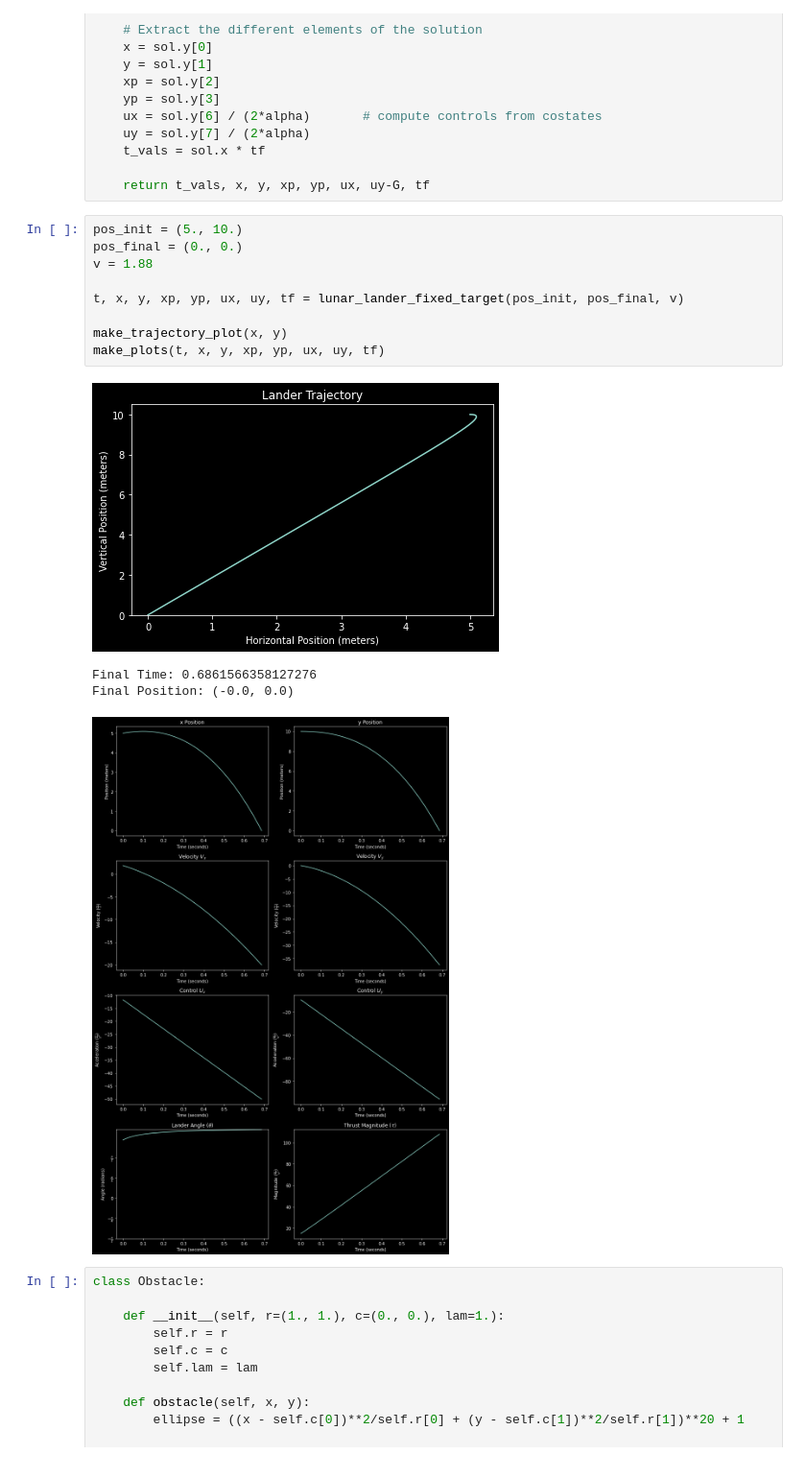
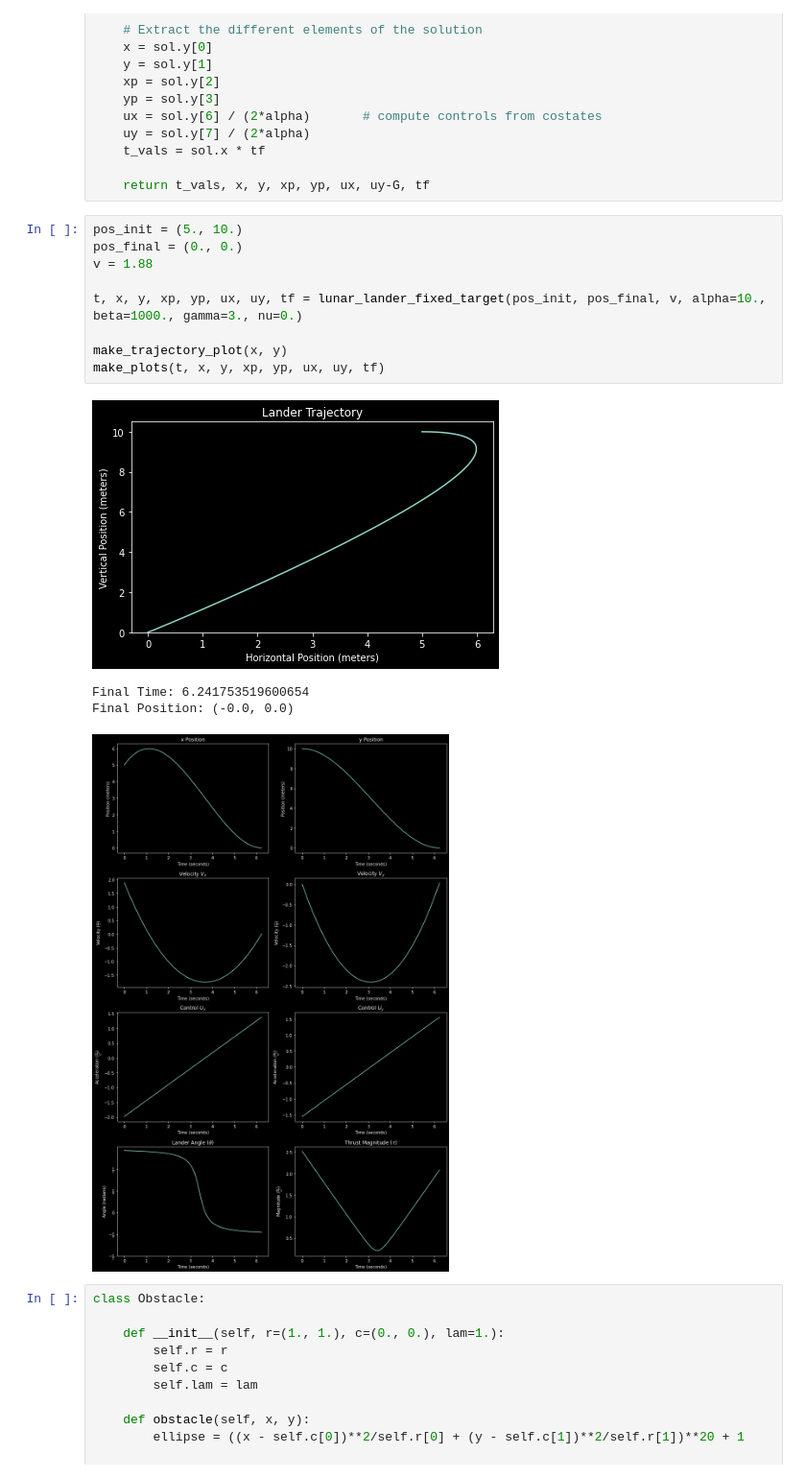
Before and after one commit to jpatrickb/moonlander_optimal_control, a Jupyter notebook: landing_zones.ipynb, the cells around one changed output. Shown: that part at 96% size. Drawn from its saved outputs; the diff is of its cells as text.

```diff
--- a/landing_zones.ipynb
+++ b/landing_zones.ipynb
@@ -106,17 +106,17 @@ def lunar_lander_fixed_target(pos_init, pos_final, v_init, tf_guess=20, y0_guess
 # %%
 pos_init = (5., 10.)
 pos_final = (0., 0.)
 v = 1.88
 
-t, x, y, xp, yp, ux, uy, tf = lunar_lander_fixed_target(pos_init, pos_final, v)
+t, x, y, xp, yp, ux, uy, tf = lunar_lander_fixed_target(pos_init, pos_final, v, alpha=10., beta=1000., gamma=3., nu=0.)
 
 make_trajectory_plot(x, y)
 make_plots(t, x, y, xp, yp, ux, uy, tf)
 # %% [output]
-[figure, old version]
+[figure, new version]
-Final Time: 0.6861566358127276
+Final Time: 6.241753519600654
 Final Position: (-0.0, 0.0)
-[figure, old version]
+[figure, new version]
 # %%
 class Obstacle:
 
```
Also changed, not shown: parts of 5 cells of this notebook, 1 other file.
